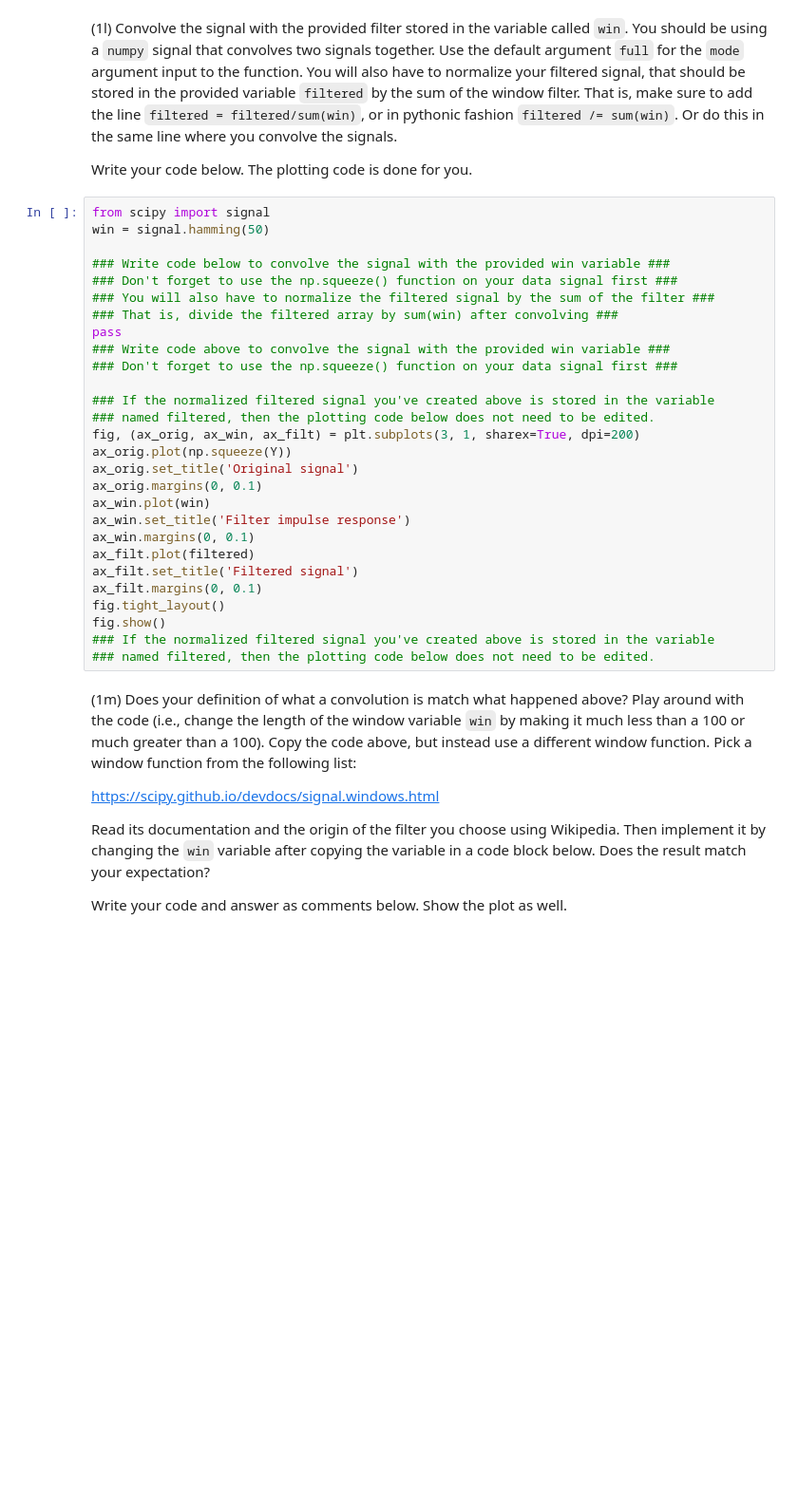
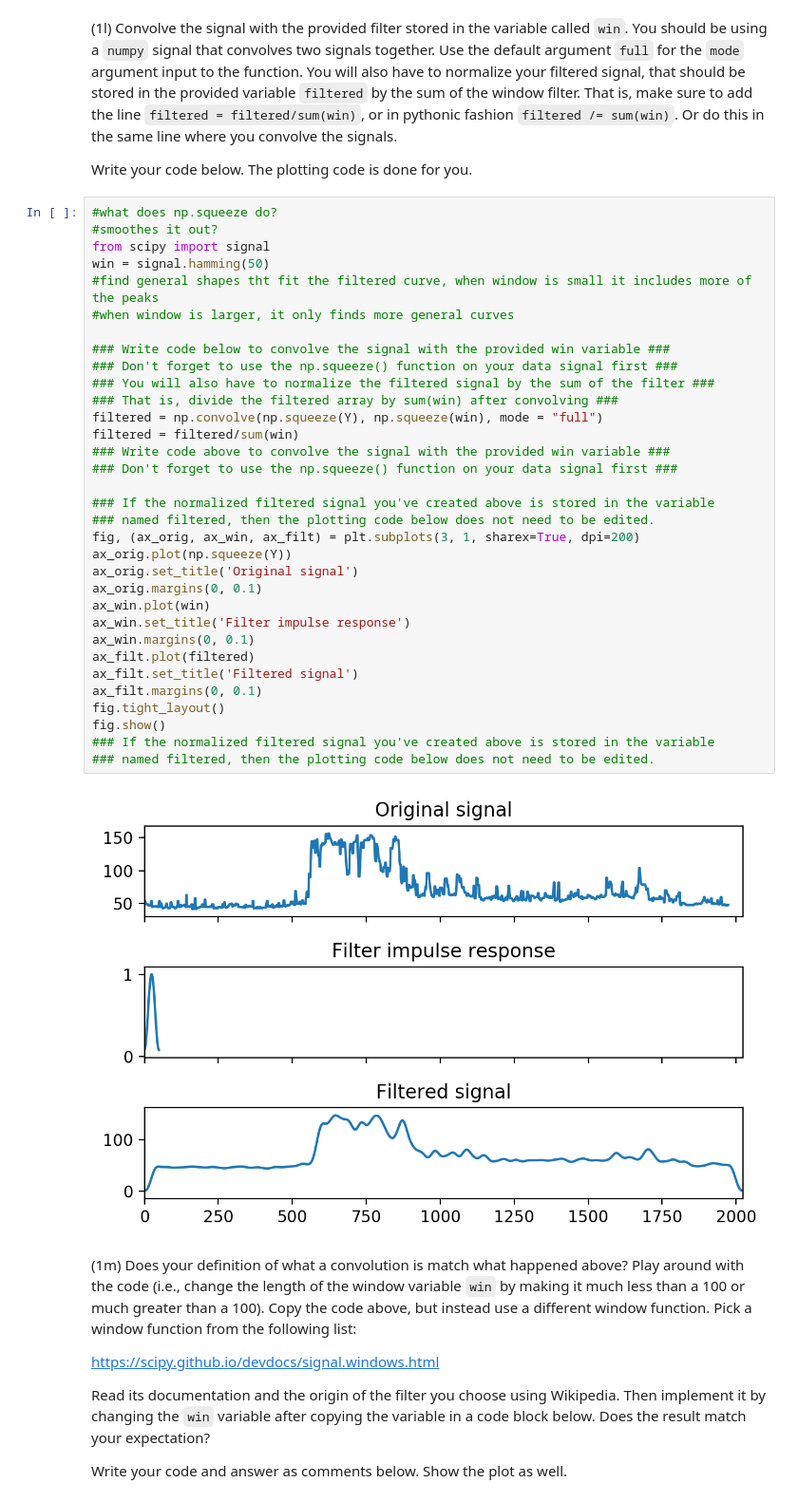
Before and after one commit to shak360/Lab-Training, a Jupyter notebook: Module_2_Python-ML/Assignment_4/emalamut/Assignment_4.ipynb, the cells around one changed output. Shown at 95% size. Saved outputs shown, nothing was run; the diff lists cells and outputs as text; blank space fills up the shorter version.

```diff
--- a/Module_2_Python-ML/Assignment_4/emalamut/Assignment_4.ipynb
+++ b/Module_2_Python-ML/Assignment_4/emalamut/Assignment_4.ipynb
@@ -233,33 +257,40 @@ Below write your own inerpretation of what a convolution is (without using too m
 
 Write your code below. The plotting code is done for you.
 # %%
+#what does np.squeeze do?
+#smoothes it out?
 from scipy import signal
 win = signal.hamming(50)
+#find general shapes tht fit the filtered curve, when window is small it includes more of the peaks
+#when window is larger, it only finds more general curves
 
 ### Write code below to convolve the signal with the provided win variable ###
 ### Don't forget to use the np.squeeze() function on your data signal first ###
 ### You will also have to normalize the filtered signal by the sum of the filter ###
 ### That is, divide the filtered array by sum(win) after convolving ###
-pass
+filtered = np.convolve(np.squeeze(Y), np.squeeze(win), mode = "full")
+filtered = filtered/sum(win)
 ### Write code above to convolve the signal with the provided win variable ###
 ### Don't forget to use the np.squeeze() function on your data signal first ###
 
 ### If the normalized filtered signal you've created above is stored in the variable
 ### named filtered, then the plotting code below does not need to be edited.
 fig, (ax_orig, ax_win, ax_filt) = plt.subplots(3, 1, sharex=True, dpi=200)
 ax_orig.plot(np.squeeze(Y))
 ax_orig.set_title('Original signal')
 ax_orig.margins(0, 0.1)
 ax_win.plot(win)
 ax_win.set_title('Filter impulse response')
 ax_win.margins(0, 0.1)
 ax_filt.plot(filtered)
 ax_filt.set_title('Filtered signal')
 ax_filt.margins(0, 0.1)
 fig.tight_layout()
 fig.show()
 ### If the normalized filtered signal you've created above is stored in the variable
 ### named filtered, then the plotting code below does not need to be edited.
+# %% [output]
+[figure, added]
 # %% [markdown]
 (1m) Does your definition of what a convolution is match what happened above? Play around with the code (i.e., change the length of the window variable `win` by making it much less than a 100 or much greater than a 100). Copy the code above, but instead use a different window function. Pick a window function from the following list:
 
```
Also changed, not shown: parts of 9 cells of this notebook.
